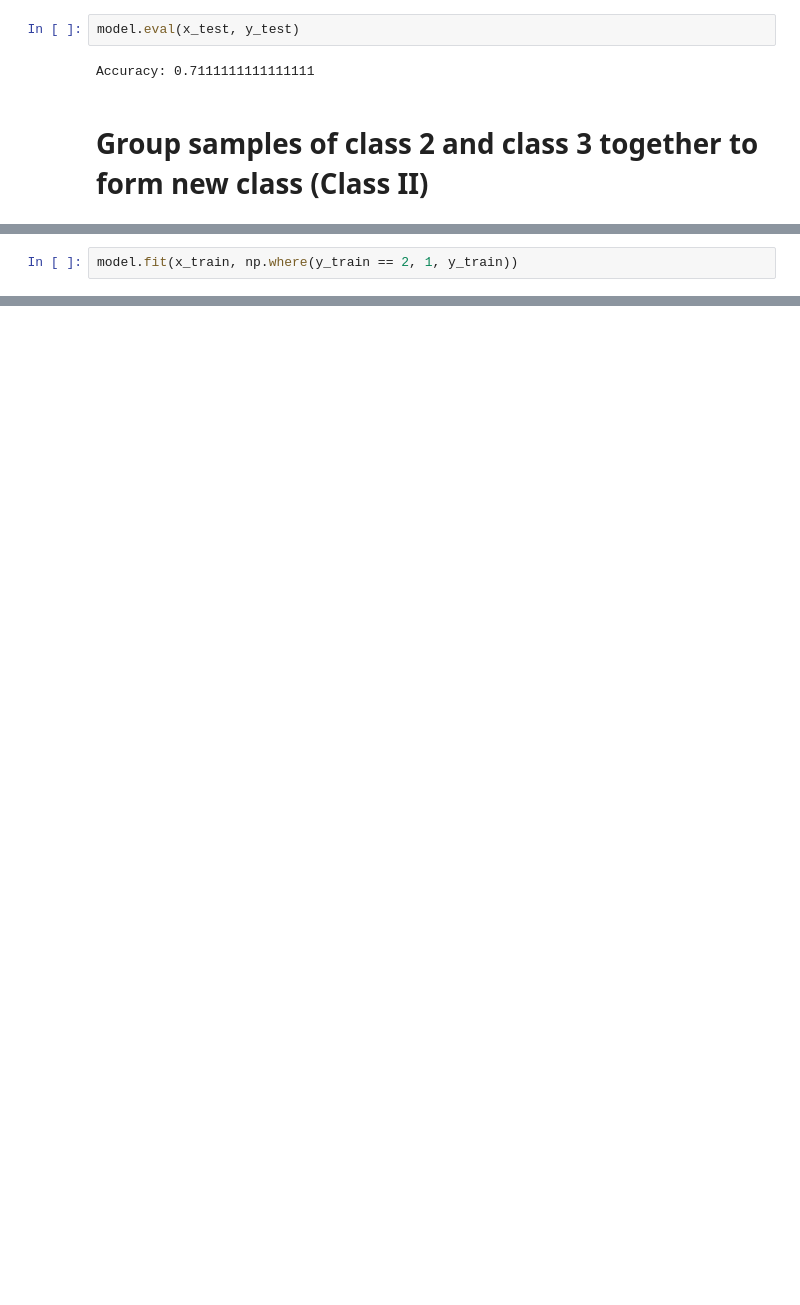
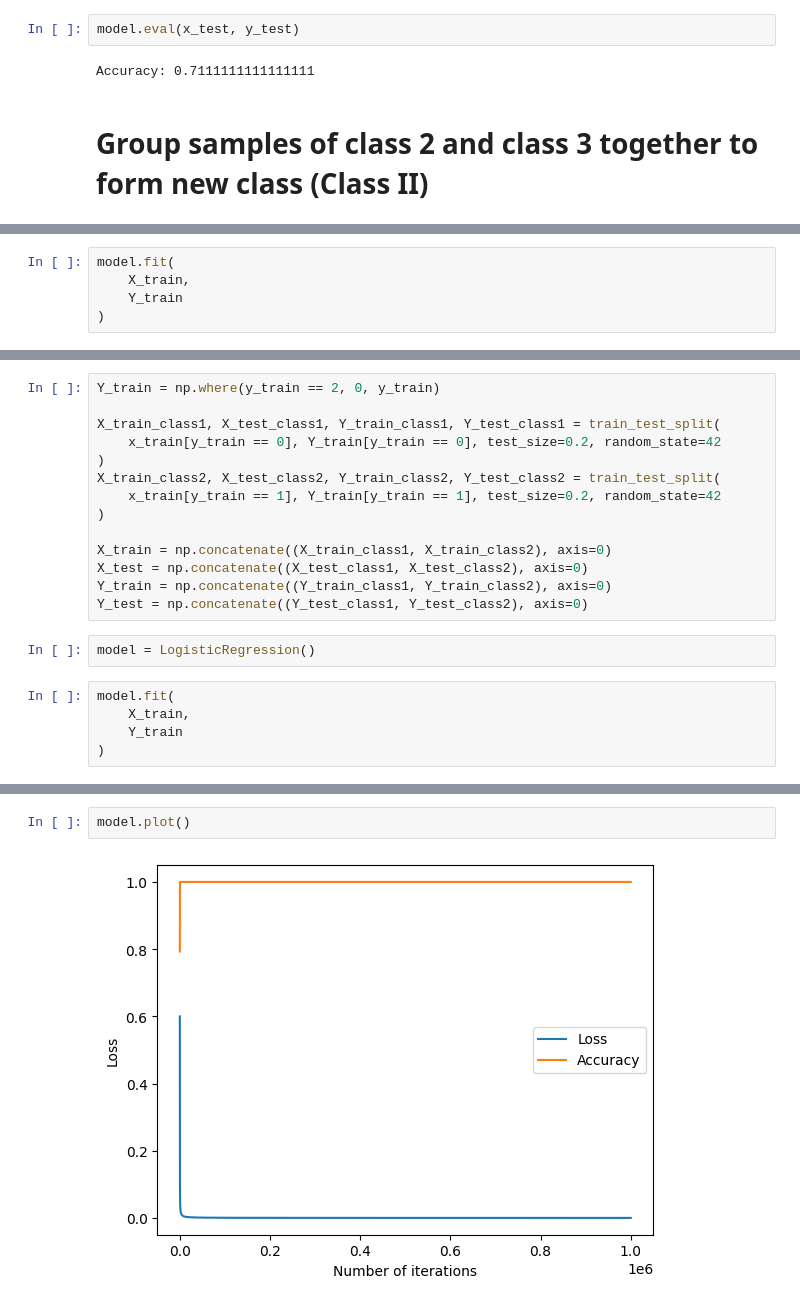
Before and after one commit to MH0386/logistic_regression, a Jupyter notebook: logistic_regression_with_iris.ipynb, the cells around one changed output, grey strips where cells are left out. Cells and saved outputs as stored; diff of their text form; blank space fills up the shorter version.

```diff
--- a/logistic_regression_with_iris.ipynb
+++ b/logistic_regression_with_iris.ipynb
@@ -189,3 +183,6 @@ model = MyLogisticRegression()
 # %%
-model.fit(x_train, np.where(y_train == 2, 1, y_train))
+model.fit(
+    X_train,
+    Y_train
+)
 # %% [output]
@@ -201,0 +210,21 @@ Accuracy: 1.0
+# %%
+Y_train = np.where(y_train == 2, 0, y_train)
+
+X_train_class1, X_test_class1, Y_train_class1, Y_test_class1 = train_test_split(
+    x_train[y_train == 0], Y_train[y_train == 0], test_size=0.2, random_state=42
+)
+X_train_class2, X_test_class2, Y_train_class2, Y_test_class2 = train_test_split(
+    x_train[y_train == 1], Y_train[y_train == 1], test_size=0.2, random_state=42
+)
+
+X_train = np.concatenate((X_train_class1, X_train_class2), axis=0)
+X_test = np.concatenate((X_test_class1, X_test_class2), axis=0)
+Y_train = np.concatenate((Y_train_class1, Y_train_class2), axis=0)
+Y_test = np.concatenate((Y_test_class1, Y_test_class2), axis=0)
+# %%
+model = LogisticRegression()
+# %%
+model.fit(
+    X_train,
+    Y_train
+)
@@ -201,0 +234,4 @@ Accuracy: 1.0
+# %%
+model.plot()
+# %% [output]
+[figure, added]
```
Also changed, not shown: parts of 26 cells of this notebook.
